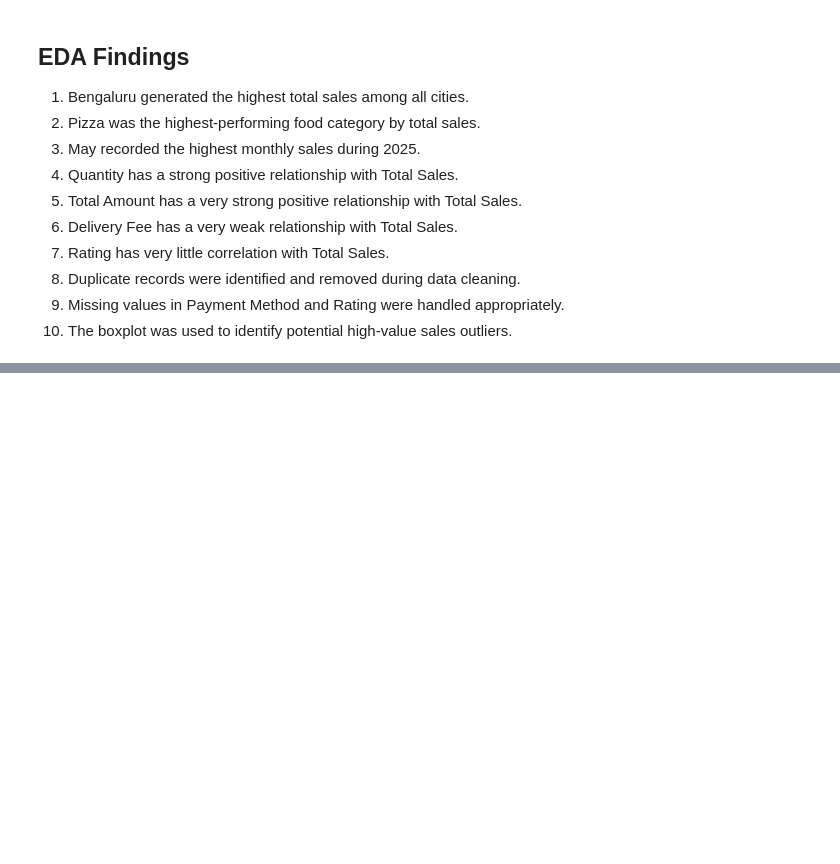
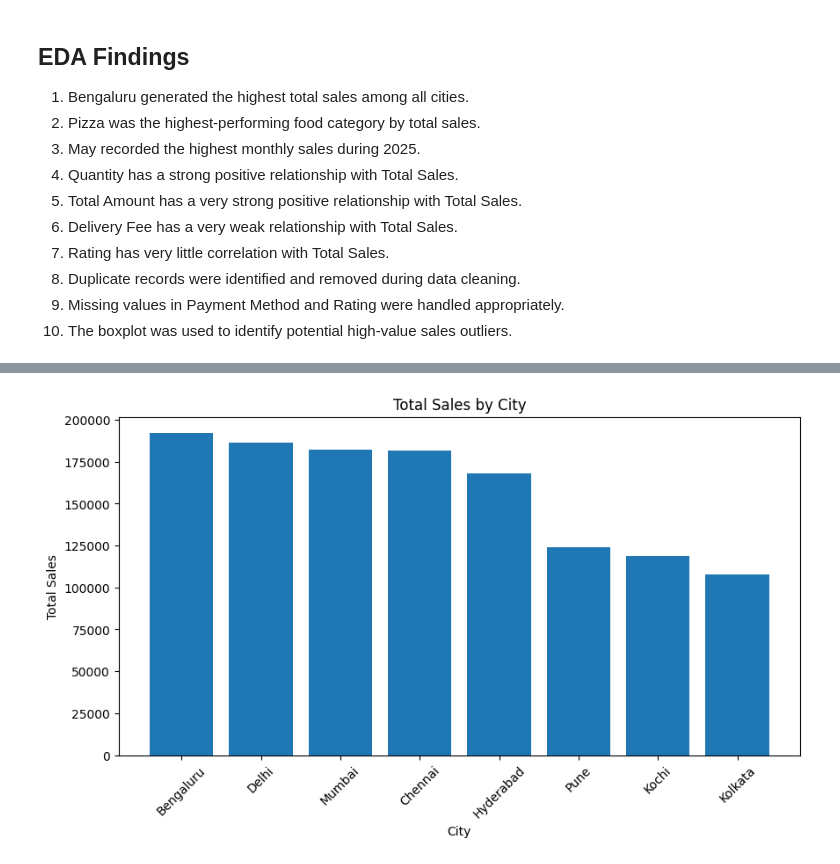
Before and after one commit to Vaishu754/Online-Food-Delivery-Analytics, a Jupyter notebook: notebooks/Food_delivery_system.ipynb, the cells around one changed output, grey strips where cells are left out. Drawn from its saved outputs; the diff is of its cells as text; code cells hidden in the pictures; blank space fills up the shorter version.

```diff
--- a/notebooks/Food_delivery_system.ipynb
+++ b/notebooks/Food_delivery_system.ipynb
@@ -348,0 +417,20 @@ plt.show()
+# %%
+# Save Chart 2
+
+plt.figure(figsize=(10, 5))
+
+plt.bar(city_sales.index, city_sales.values)
+
+plt.title('Total Sales by City')
+plt.xlabel('City')
+plt.ylabel('Total Sales')
+plt.xticks(rotation=45)
+
+plt.savefig(
+    '../visualizations/sales_by_city.png',
+    bbox_inches='tight'
+)
+
+plt.show()
+# %% [output]
+[figure, added]
```
Also changed, not shown: parts of 9 cells of this notebook, 5 other files.
